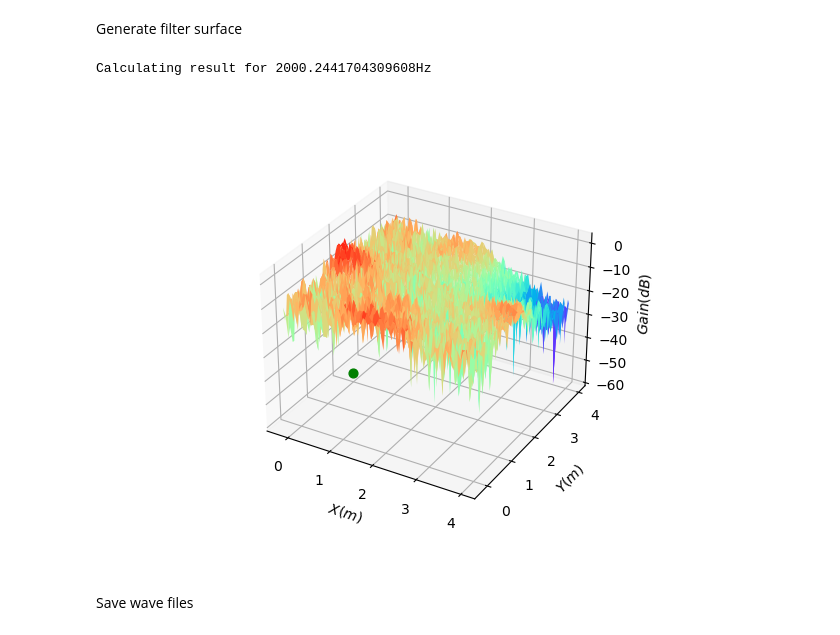
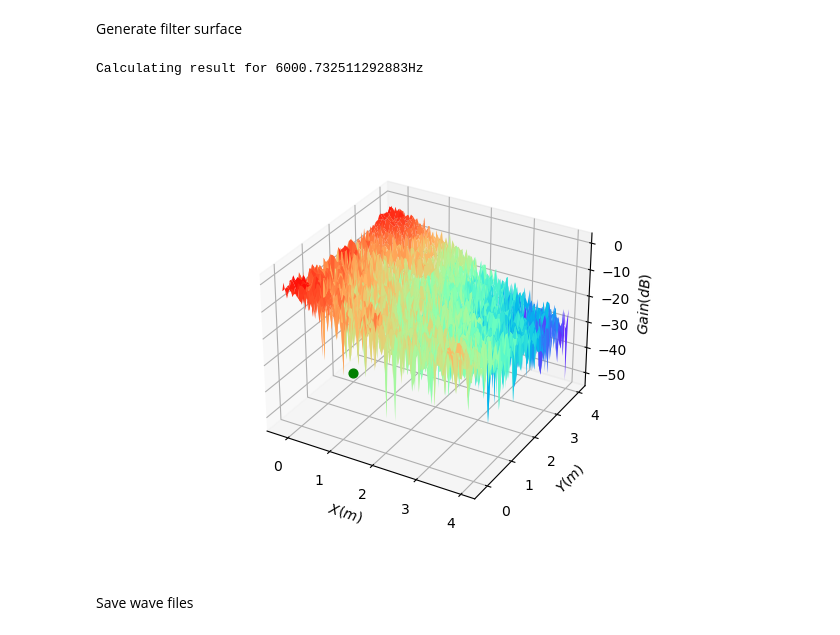
Before and after one commit to qffqqf/mvdr_beamformer, a Jupyter notebook: MVDR_test.ipynb, the cells around one changed output. Saved outputs shown, nothing was run; the diff lists cells and outputs as text; code cells hidden in the pictures.

Commit message:
added augmented noise

```diff
--- a/MVDR_test.ipynb
+++ b/MVDR_test.ipynb
@@ -9,10 +9,11 @@ from scipy.io import wavfile
 import os
 
 # Parameters
-ind = 'mod_vanila'
+ind = 'mod_augmented_v2'
 # H5FILENAME = f'/media/xian/Data/dataset/Bekaert/h5files/{ind}.h5'
 H5FILENAME = 'mix_mod.h5'
-isDataAugOn = False
+isDataAugOn = True
+isBekaert = False
 
 OUTPUT_FOLDER = f'test_{ind}'
 if not os.path.exists(OUTPUT_FOLDER):
@@ -32,16 +33,16 @@ MIC_POS = []
 for i in np.arange(number_of_mic):
     MIC_POS.append(mg.mpos[:,int(i)])
 
-LOOK_POS = [0, 2, 0.5]
+LOOK_POS = [0,2,0.5]
 SAMPLING_RATE = 51200
 FFT_LENGTH = 8192
-FFT_SHIFT = 4096
+FFT_SHIFT = 2048
 SOUND_SPEED = 343
 # %%
 if not isDataAugOn:
 # run the block below for sine test
     H5FILENAME = 'mix_mod.h5'
-    H5FILENAME2 = 'mix_mod.h5'
+    H5FILENAME2 = 'noise_mod.h5'
     multi_signal = utils.get_data_from_h5(H5FILENAME, skip_last_channel=False)
     noise_signal = utils.get_data_from_h5(H5FILENAME2, skip_last_channel=False)
 
@@ -50,7 +51,7 @@ else:
     from acoular import SineGenerator, PointSource, Mixer, WriteH5
 
     wav_temp = 'noise_temp.wav'
-    multi_signal = utils.get_data_from_h5(H5FILENAME, skip_last_channel=False) # True if use Bekeart data!!
+    multi_signal = utils.get_data_from_h5(H5FILENAME, skip_last_channel=isBekaert) # True if use Bekeart data!!
     wavfile.write(wav_temp, SAMPLING_RATE, multi_signal[:,1].astype(np.float32))
 
     class FileGenerator( SineGenerator ):
@@ -101,36 +102,36 @@ rg = RectGrid( x_min=-0.2, x_max=4,
                         y_min=-0.2, y_max=4,
                         z=1, increment=0.05 )
 
 grid_points = int(np.sqrt(rg.gpos.shape[1]))
 
-frequency = 2000
+frequency = 6000
 
 filter = mvdr_beamformer.get_filter(rg, beamformer, frequency)
 
 """
 plot beamformer
 """
 fig = plt.figure()
 ax3 = plt.axes(projection='3d')
 
 X_g = rg.gpos[0,:].reshape(grid_points,grid_points)
 Y_g = rg.gpos[1,:].reshape(grid_points,grid_points)
 Z_g = 20 * np.log10(filter.reshape(grid_points,grid_points))
 # Z_g = filter.reshape(grid_points,grid_points)
 
 # ax3.scatter(noise_coord[0], noise_coord[1], np.min(Z_g), s=40, c='r', marker='x')
 ax3.scatter(LOOK_POS[0], LOOK_POS[1], np.min(Z_g), s=40, c='g', marker='o')
 
 ax3.set_xlabel('$X (m)$')
 ax3.set_ylabel('$Y (m)$')
 ax3.set_zlabel('$Gain (dB)$')
 
 ax3.plot_surface(X_g,Y_g,Z_g,cmap='rainbow')
 #ax3.contour(X,Y,Z, zdim='z',offset=-2，cmap='rainbow)   #等高线图，要设置offset，为Z的最小值
 plt.show()
 # %% [output]
-Calculating result for 2000.2441704309608Hz
+Calculating result for 6000.732511292883Hz
-[figure, old version]
+[figure, new version]
 # %% [markdown]
 Save wave files
 # %%
```
Also changed, not shown: 4 other files.
